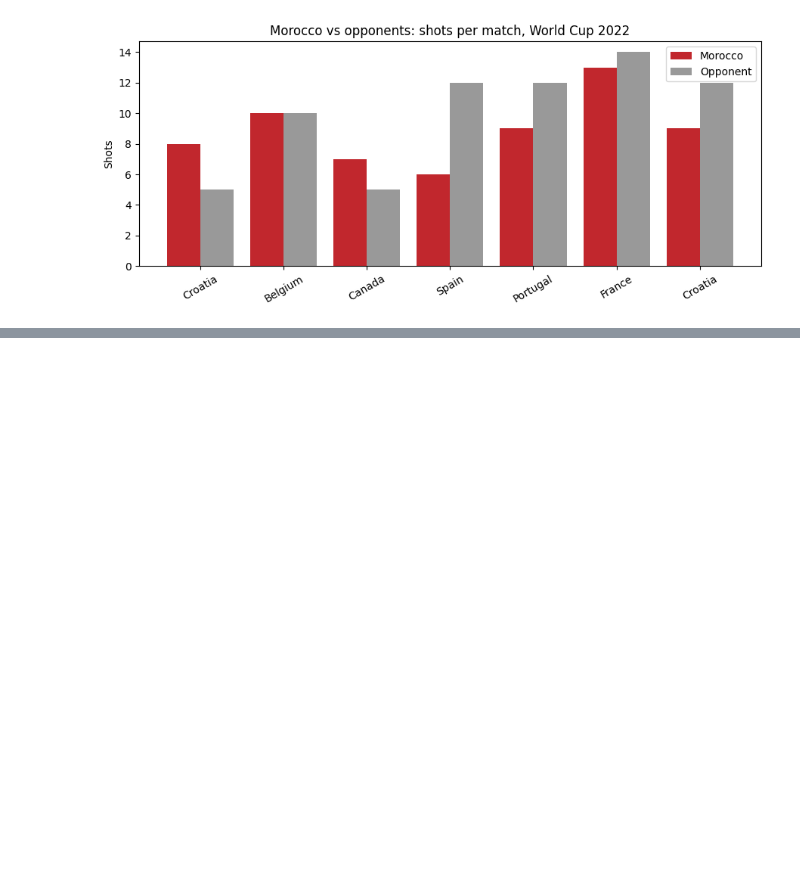
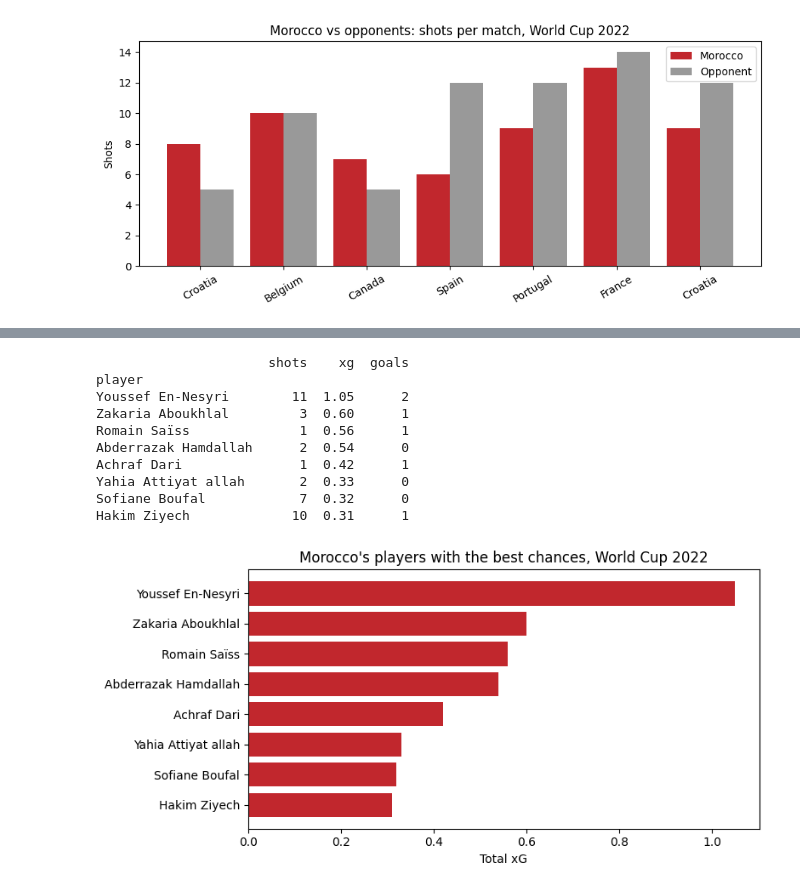
Before and after one commit to ryeggouti/morocco-world-cup-2022, a Jupyter notebook: morocco_wc2022.ipynb, the cells around one changed output, grey strips where cells are left out. Drawn from its saved outputs; the diff is of its cells as text; code cells hidden in the pictures; blank space fills up the shorter version.

```diff
--- a/morocco_wc2022.ipynb
+++ b/morocco_wc2022.ipynb
@@ -61,0 +124,28 @@ plt.show()
+# %%
+mor = shots[shots.team == "Morocco"]
+players = mor.groupby("player").agg(
+    shots=("id", "count"),
+    xg=("shot_statsbomb_xg", "sum"),
+    goals=("shot_outcome", lambda s: (s == "Goal").sum()),
+).sort_values("xg", ascending=False).round(2)
+print(players.head(8))
+
+top = players.head(8).iloc[::-1]
+plt.figure(figsize=(8, 4))
+plt.barh(top.index, top.xg, color="#C1272D")
+plt.xlabel("Total xG")
+plt.title("Morocco's players with the best chances, World Cup 2022")
+plt.tight_layout()
+plt.show()
+# %% [output]
+                      shots    xg  goals
+player
+Youssef En-Nesyri        11  1.05      2
+Zakaria Aboukhlal         3  0.60      1
+Romain Saïss              1  0.56      1
+Abderrazak Hamdallah      2  0.54      0
+Achraf Dari               1  0.42      1
+Yahia Attiyat allah       2  0.33      0
+Sofiane Boufal            7  0.32      0
+Hakim Ziyech             10  0.31      1
+[figure, added]
```
Also changed, not shown: parts of 4 cells of this notebook.
